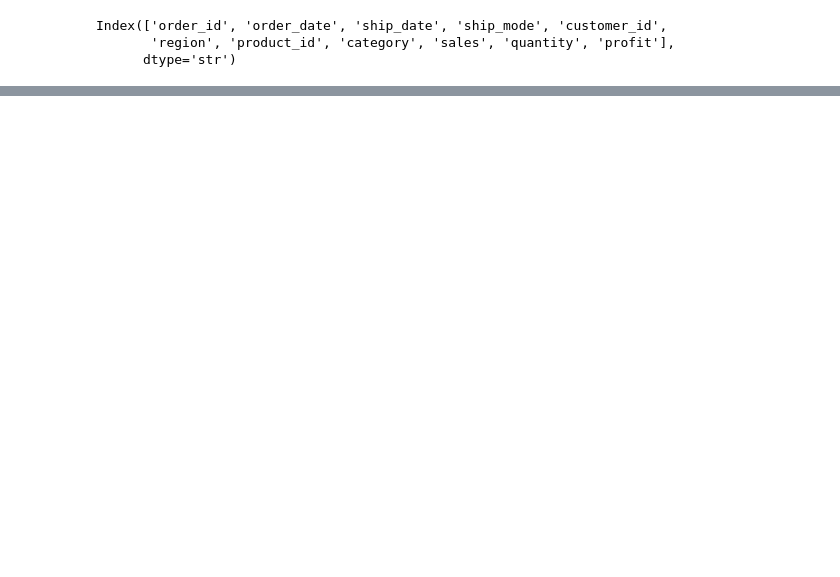
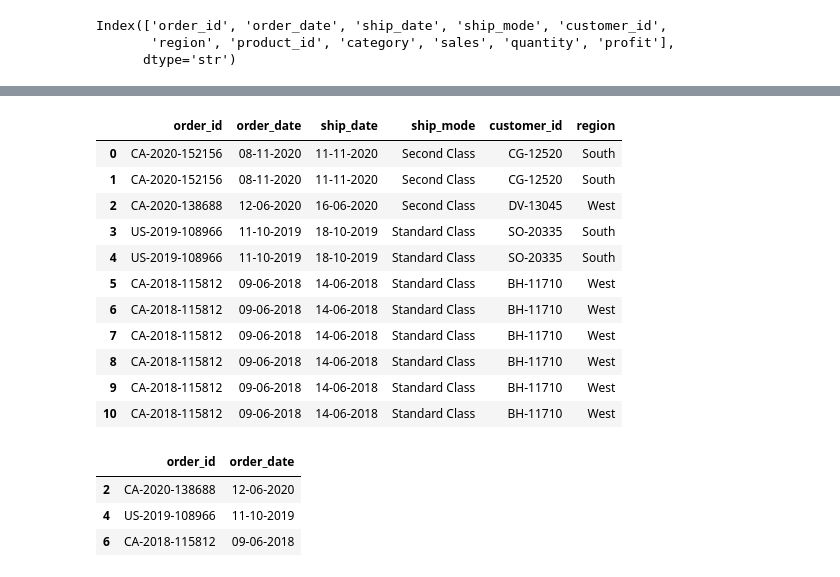
Before and after one commit to Suryansh-Samal/Advanced-Python-for-Data-Engineering, a Jupyter notebook: 10_Pandas/02_Data_Selection.ipynb, the cells around one changed output, grey strips where cells are left out. Drawn from its saved outputs; the diff is of its cells as text; code cells hidden in the pictures; blank space fills up the shorter version.

```diff
--- a/10_Pandas/02_Data_Selection.ipynb
+++ b/10_Pandas/02_Data_Selection.ipynb
@@ -65,0 +166,22 @@ list
+# %%
+df.loc[0:10,'order_id' : 'region']
+# %% [output]
+|  | order_id | order_date | ship_date | ship_mode | customer_id | region |
+| 0 | CA-2020-152156 | 08-11-2020 | 11-11-2020 | Second Class | CG-12520 | South |
+| 1 | CA-2020-152156 | 08-11-2020 | 11-11-2020 | Second Class | CG-12520 | South |
+| 2 | CA-2020-138688 | 12-06-2020 | 16-06-2020 | Second Class | DV-13045 | West |
+| 3 | US-2019-108966 | 11-10-2019 | 18-10-2019 | Standard Class | SO-20335 | South |
+| 4 | US-2019-108966 | 11-10-2019 | 18-10-2019 | Standard Class | SO-20335 | South |
+| 5 | CA-2018-115812 | 09-06-2018 | 14-06-2018 | Standard Class | BH-11710 | West |
+| 6 | CA-2018-115812 | 09-06-2018 | 14-06-2018 | Standard Class | BH-11710 | West |
+| 7 | CA-2018-115812 | 09-06-2018 | 14-06-2018 | Standard Class | BH-11710 | West |
+| 8 | CA-2018-115812 | 09-06-2018 | 14-06-2018 | Standard Class | BH-11710 | West |
+| 9 | CA-2018-115812 | 09-06-2018 | 14-06-2018 | Standard Class | BH-11710 | West |
+| 10 | CA-2018-115812 | 09-06-2018 | 14-06-2018 | Standard Class | BH-11710 | West |
+# %%
+df.loc[[2,4,6], ['order_id', 'order_date']]
+# %% [output]
+|  | order_id | order_date |
+| 2 | CA-2020-138688 | 12-06-2020 |
+| 4 | US-2019-108966 | 11-10-2019 |
+| 6 | CA-2018-115812 | 09-06-2018 |
```
Also changed, not shown: parts of 16 cells of this notebook.
